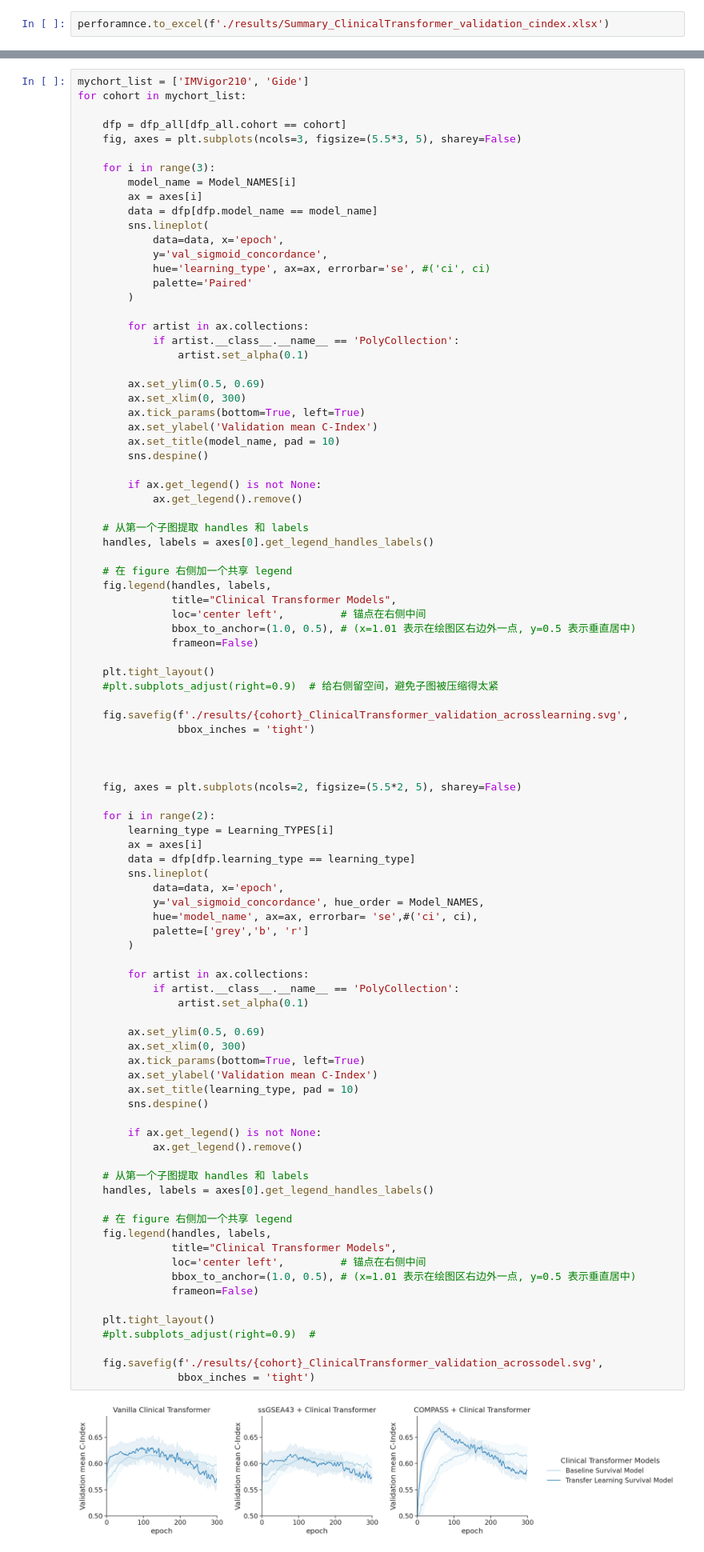
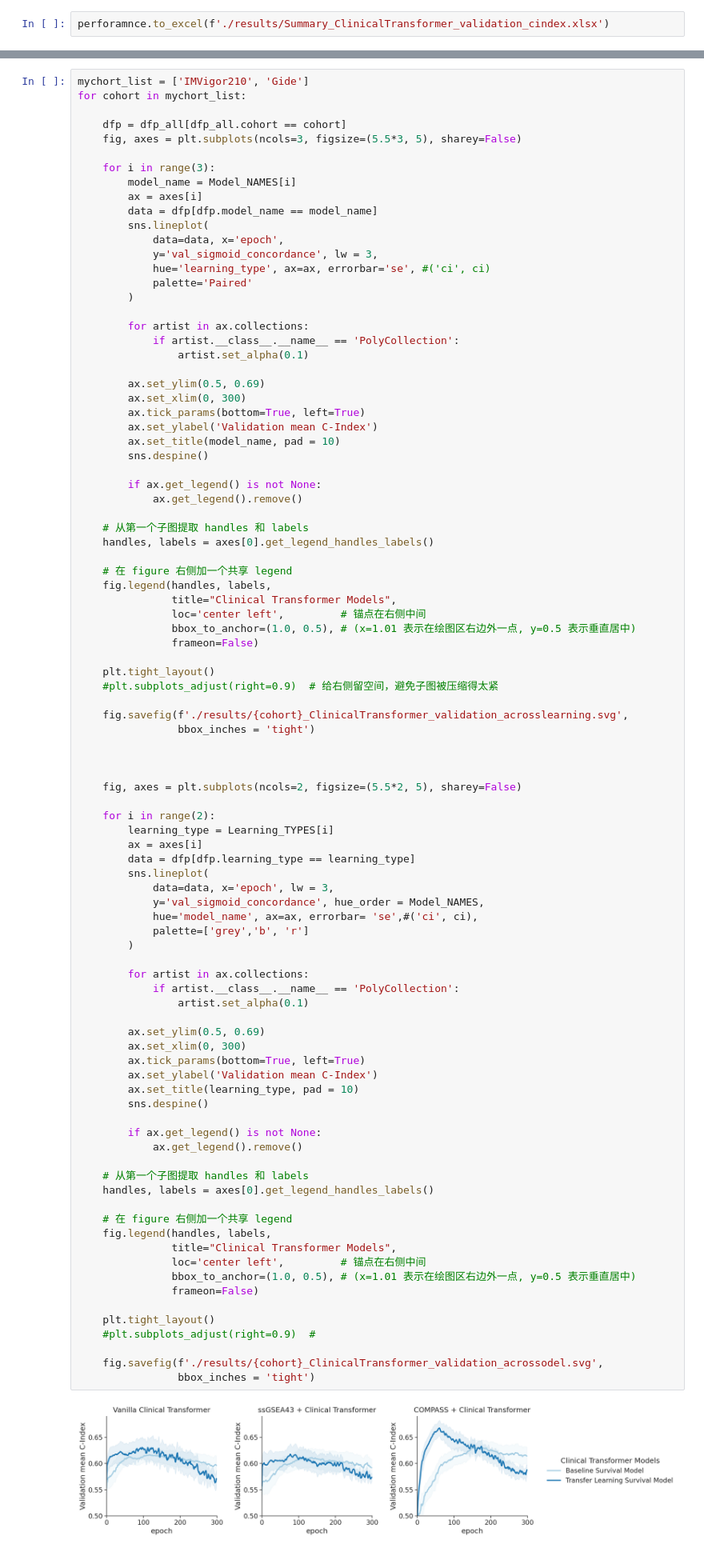
Before and after one commit to ashyamal/COMPASS, a Jupyter notebook: paper/04_model_performance/08_ML_benchmark/survival_prediction_plot/01_analysis_validation_epoch.ipynb, the cells around one changed output, grey strips where cells are left out. Shown at 80% size. Drawn from its saved outputs; the diff is of its cells as text.

Commit message:
survival prediction plots

```diff
--- a/paper/04_model_performance/08_ML_benchmark/survival_prediction_plot/01_analysis_validation_epoch.ipynb
+++ b/paper/04_model_performance/08_ML_benchmark/survival_prediction_plot/01_analysis_validation_epoch.ipynb
@@ -149,7 +149,7 @@ for cohort in mychort_list:
         data = dfp[dfp.model_name == model_name]
         sns.lineplot(
             data=data, x='epoch',
-            y='val_sigmoid_concordance',
+            y='val_sigmoid_concordance', lw = 3,
             hue='learning_type', ax=ax, errorbar='se', #('ci', ci)
             palette='Paired'
         )
@@ -193,7 +193,7 @@ for cohort in mychort_list:
         ax = axes[i]
         data = dfp[dfp.learning_type == learning_type]
         sns.lineplot(
-            data=data, x='epoch',
+            data=data, x='epoch', lw = 3,
             y='val_sigmoid_concordance', hue_order = Model_NAMES,
             hue='model_name', ax=ax, errorbar= 'se',#('ci', ci),
             palette=['grey','b', 'r']
@@ -202,31 +202,31 @@ for cohort in mychort_list:
         for artist in ax.collections:
             if artist.__class__.__name__ == 'PolyCollection':
                 artist.set_alpha(0.1)
 
         ax.set_ylim(0.5, 0.69)
         ax.set_xlim(0, 300)
         ax.tick_params(bottom=True, left=True)
         ax.set_ylabel('Validation mean C-Index')
         ax.set_title(learning_type, pad = 10)
         sns.despine()
 
         if ax.get_legend() is not None:
             ax.get_legend().remove()
 
     # 从第一个子图提取 handles 和 labels
     handles, labels = axes[0].get_legend_handles_labels()
 
     # 在 figure 右侧加一个共享 legend
     fig.legend(handles, labels,
                title="Clinical Transformer Models",
                loc='center left',         # 锚点在右侧中间
                bbox_to_anchor=(1.0, 0.5), # (x=1.01 表示在绘图区右边外一点, y=0.5 表示垂直居中)
                frameon=False)
 
     plt.tight_layout()
     #plt.subplots_adjust(right=0.9)  #
 
     fig.savefig(f'./results/{cohort}_ClinicalTransformer_validation_acrossodel.svg',
                 bbox_inches = 'tight')
 # %% [output]
-[figure, old version]
+[figure, new version]
```
Also changed, not shown: parts of 2 cells of this notebook, 8 other files.
